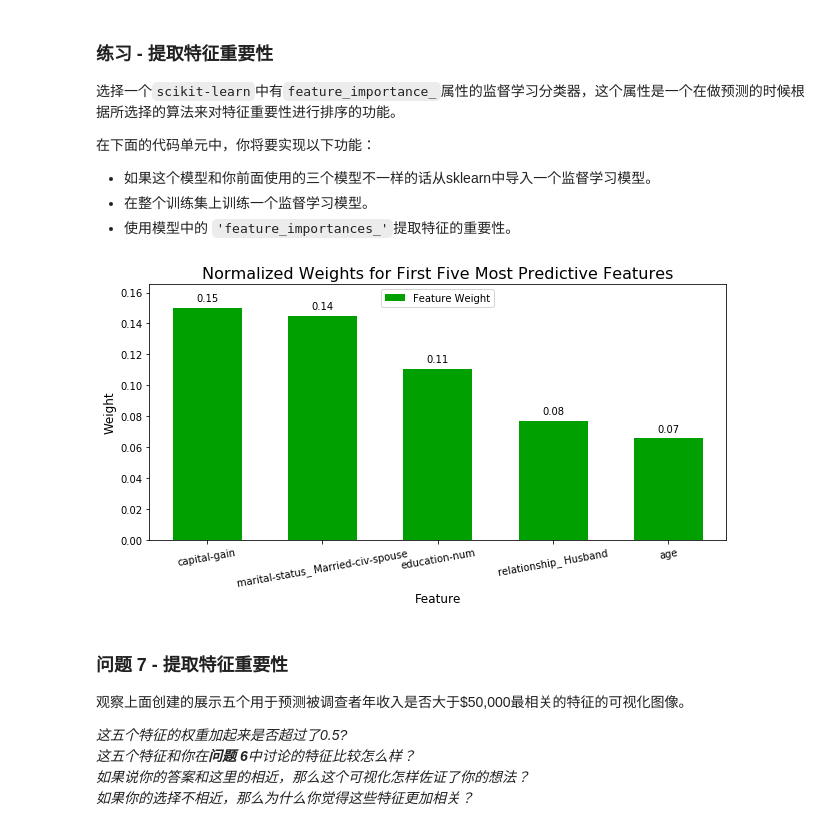
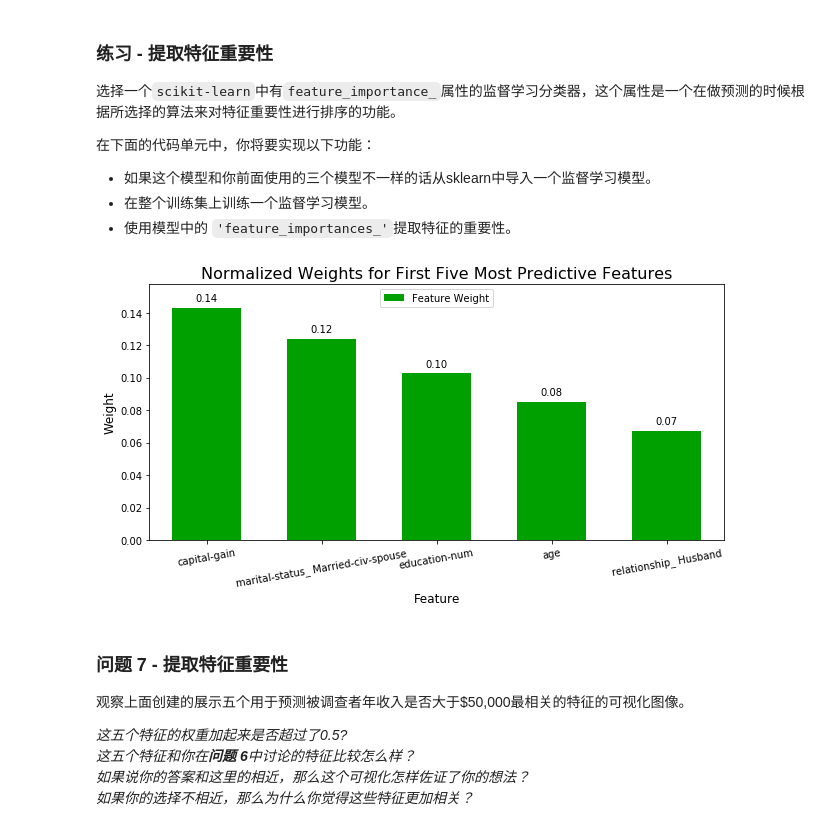
Before and after one commit to ysw1912/finding_donors-master, a Jupyter notebook: finding_donors.ipynb, the cells around one changed output. Cells and saved outputs as stored; diff of their text form; code cells hidden in the pictures.

```diff
--- a/finding_donors.ipynb
+++ b/finding_donors.ipynb
@@ -552,16 +577,16 @@ _在这十三个记录中，你认为哪五个特征对于预测是最重要的
 # %%
 # TODO：导入一个有'feature_importances_'的监督学习模型
 
 # TODO：在训练集上训练一个监督学习模型
-model = RandomForestClassifier(n_estimators=160, max_depth=15, min_samples_split=8, random_state=42).fit(X_train, y_train)
+model = RandomForestClassifier(n_estimators=160, max_depth=20, min_samples_split=8, random_state=42).fit(X_train, y_train)
 
 # TODO： 提取特征重要性
 importances = model.feature_importances_
 
 # 绘图
 vs.feature_plot(importances, X_train, y_train)
 # %% [output]
-[figure, old version]
+[figure, new version]
 # %% [markdown]
 ### 问题 7 - 提取特征重要性
 观察上面创建的展示五个用于预测被调查者年收入是否大于\$50,000最相关的特征的可视化图像。
```
Also changed, not shown: parts of 12 cells of this notebook, 1 other file.
